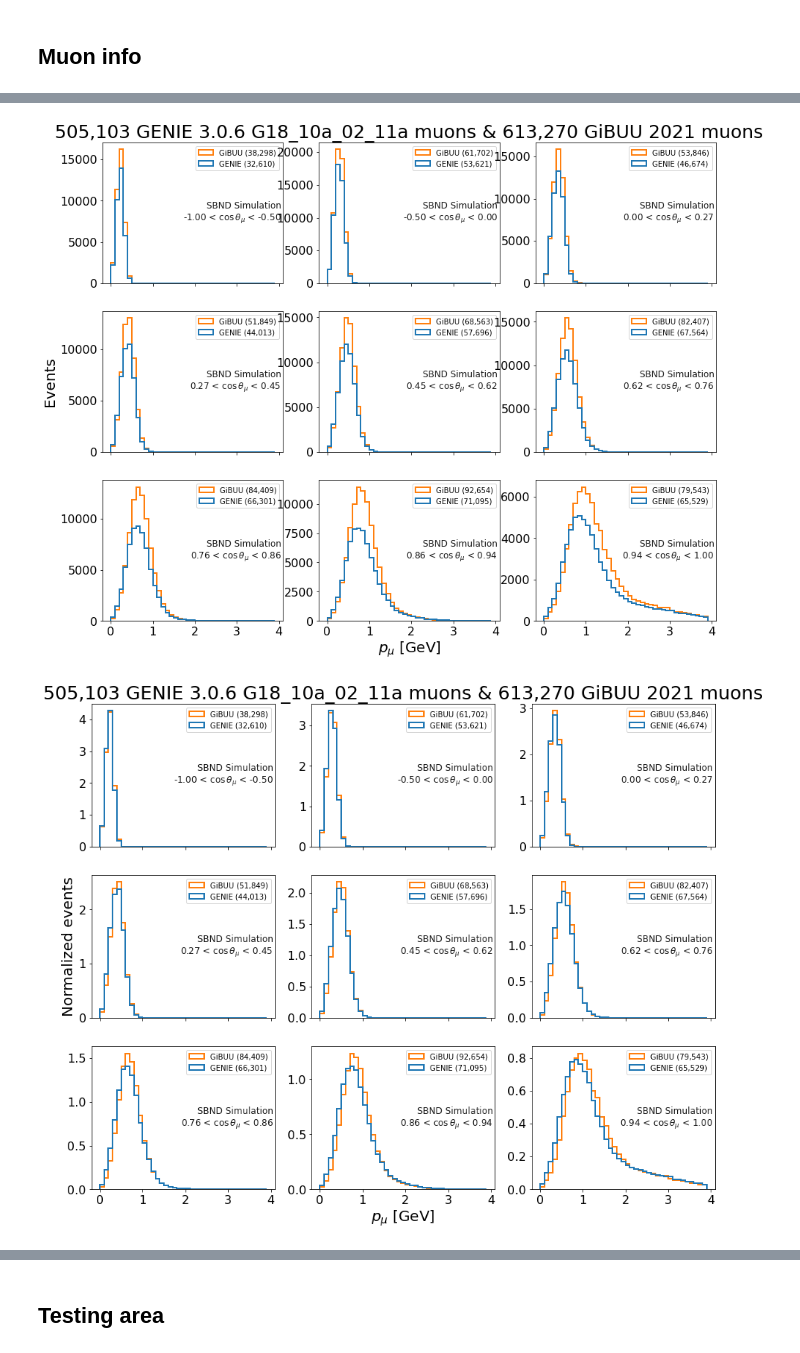
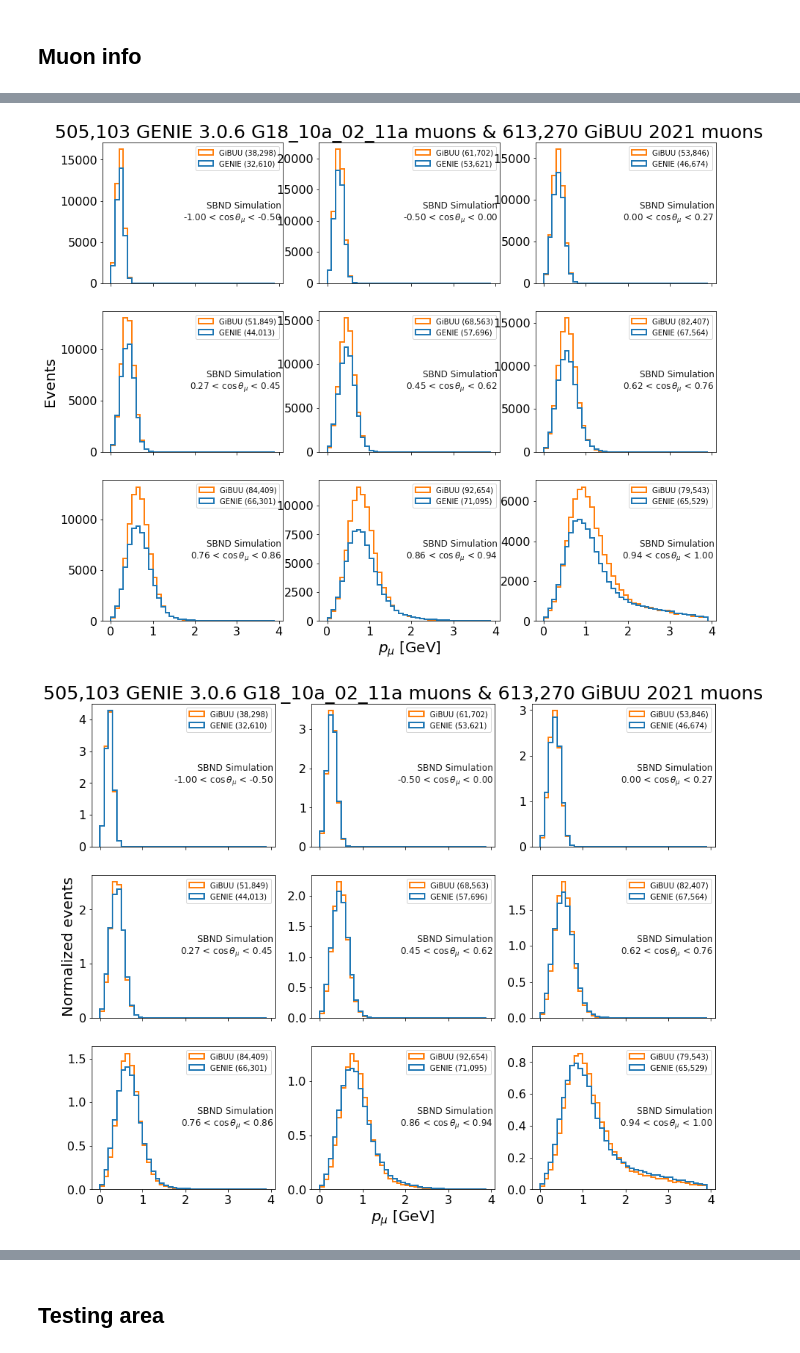
Before and after one commit to bear-is-asleep/numu_analysis, a Jupyter notebook: truth_events.ipynb, the cells around one changed output, grey strips where cells are left out. Saved outputs shown, nothing was run; the diff lists cells and outputs as text; code cells hidden in the pictures.

```diff
--- a/truth_events.ipynb
+++ b/truth_events.ipynb
@@ -563,13 +523,19 @@ for i in range(len(PRISM_BINS)-1): #Prism theta bins
   #if i >0: break
 
   for j in range(len(THETA_BINS)-1): #Muon angle bins
+    #Mask to prism and theta bins
+    genie_muons_inrange = genie_muons.data[(genie_muons.data.prism_bins == i) &\
+      (genie_muons.data.costheta_bins == j)]
+    gibuu_muons_inrange = gibuu_muons.data[(gibuu_muons.data.prism_bins == i) &\
+      (gibuu_muons.data.costheta_bins == j)]
+
     #Get weights
-    genie_weights = genie_muons_theta_prism_binned[j][i].get_genweight(genie_nu)
-    gibuu_weights = gibuu_muons_theta_prism_binned[j][i].get_genweight(gibuu_nu)
+    genie_weights = genie_muons_inrange.genweight
+    gibuu_weights = gibuu_muons_inrange.genweight
 
     #Get modes
-    genie_modes = genie_muons_theta_prism_binned[j][i].get_genmode(genie_nu)
-    gibuu_modes = gibuu_muons_theta_prism_binned[j][i].get_genmode(gibuu_nu)
+    genie_modes = genie_muons_inrange.genie_mode
+    gibuu_modes = gibuu_muons_inrange.genie_mode
 
     #Get number of events from weights
     genie_angle_events[i][j] = np.sum(genie_weights)
@@ -585,17 +551,19 @@ for i in range(len(PRISM_BINS)-1): #Prism theta bins
     axs_genie_angle_pie[i,j].set_xticks([])
     axs_genie_angle_pie[i,j].set_yticks([])
   for j in range(len(MOMENTUM_BINS)-1): #Muon momentum bins
-    #Get neutrino corresponding to indices
-    genie_nu_inrange = genie_muons_momentum_prism_binned[j][i].get_reference_obj(genie_nu)
-    gibuu_nu_inrange = gibuu_muons_momentum_prism_binned[j][i].get_reference_obj(gibuu_nu)
+    #Mask to prism and theta bins
+    genie_muons_inrange = genie_muons.data[(genie_muons.data.prism_bins == i) &\
+      (genie_muons.data.momentum_bins == j)]
+    gibuu_muons_inrange = gibuu_muons.data[(gibuu_muons.data.prism_bins == i) &\
+      (gibuu_muons.data.momentum_bins == j)]
 
     #Get weights
-    genie_weights = genie_nu_inrange.genweight
-    gibuu_weights = gibuu_nu_inrange.genweight
+    genie_weights = genie_muons_inrange.genweight
+    gibuu_weights = gibuu_muons_inrange.genweight
 
     #Get modes
-    genie_modes = genie_nu_inrange.genie_mode
-    gibuu_modes = gibuu_nu_inrange.genie_mode
+    genie_modes = genie_muons_inrange.genie_mode
+    gibuu_modes = gibuu_muons_inrange.genie_mode
 
     #Get number of events from weights
     genie_momentum_events[i][j] = np.sum(genie_weights)
@@ -844,44 +661,41 @@ for j,dens in enumerate(['','_dens']):
   fig,axs = plt.subplots(nrows=3,ncols=3,figsize=(15,12),sharex=True)
   for i,ax in enumerate(axs.flatten()):
     #Get muons within theta bins
-    genie_muons_inrange = genie_muons[(genie_muons.theta < THETA_BINS[i]) & (genie_muons.theta > THETA_BINS[i+1])]
-    gibuu_muons_inrange = gibuu_muons[(gibuu_muons.theta < THETA_BINS[i]) & (gibuu_muons.theta > THETA_BINS[i+1])]
+    genie_muons_inrange = genie_muons.data[(genie_muons.data.costheta_bins == i)]
+    gibuu_muons_inrange = gibuu_muons.data[(gibuu_muons.data.costheta_bins == i)]
 
     #Get momenta
-    ps_genie = np.linalg.norm(genie_muons_inrange.genp,axis=1)
-    ps_gibuu = np.linalg.norm(gibuu_muons_inrange.genp,axis=1)
+    ps_genie = genie_muons_inrange.genp.tot
+    ps_gibuu = gibuu_muons_inrange.genp.tot
 
     #Get weights
-    genie_inrange_inds = utils.get_inds_from_sub_inds(set(genie_muons_inrange.index.values),set(genie_nu.index.values),3)
-    weights_genie = genie_nu.loc[genie_inrange_inds,'genweight'].values
-
-    gibuu_inrange_inds = utils.get_inds_from_sub_inds(set(gibuu_muons_inrange.index.values),set(gibuu_nu.index.values),3)
-    weights_gibuu = gibuu_nu.loc[gibuu_inrange_inds,'genweight'].values
+    weights_genie = genie_muons_inrange.genweight
+    weights_gibuu = gibuu_muons_inrange.genweight
 
     #Get number of events from weights
     genie_inrange_count = np.sum(weights_genie)
     gibuu_inrange_count = np.sum(weights_gibuu)
 
     ax.hist([ps_genie,ps_gibuu],
             bins=np.arange(0,4,0.1),
             weights=[weights_genie,weights_gibuu],
             histtype='step',
             lw=2,
             label=[f'GENIE ({round(genie_inrange_count):,})',
                   f'GiBUU ({round(gibuu_inrange_count):,})',],
             density=True if j == 1 else False)
 
     plotters.set_style(ax)
     plotters.add_label(ax,f'{SIM_LABEL}\n{COSTHETA_BINS[i]:.2f} < $\cos\\theta_\mu$ < {COSTHETA_BINS[i+1]:.2f}',fontsize=12,alpha=0.9,where='centerright')
     ax.legend()
   axs[2,1].set_xlabel(r'$p_\mu$ [GeV]',fontsize=20)
   axs[0,1].set_title(rf'{round(genie_muon_count):,} {GENIE_MODEL} muons & {round(gibuu_muon_count):,} {GIBUU_MODEL} muons',fontsize=25)
   axs[1,0].set_ylabel('Normalized events' if j == 1 else 'Events',fontsize=20)
   if save_plots:
     plotters.save_plot(f'momentum_mu_theta{dens}',fig=fig,folder_name=PLOTS_DIR)
 # %% [output]
-[figure, old version]
+[figure, new version]
-[figure, old version]
+[figure, new version]
 # %%
 for j,dens in enumerate(['','_dens']):
   fig,axs = plt.subplots(nrows=3,ncols=3,figsize=(15,12),sharex=True)
```
Also changed, not shown: parts of 31 cells of this notebook, 1 other file.
